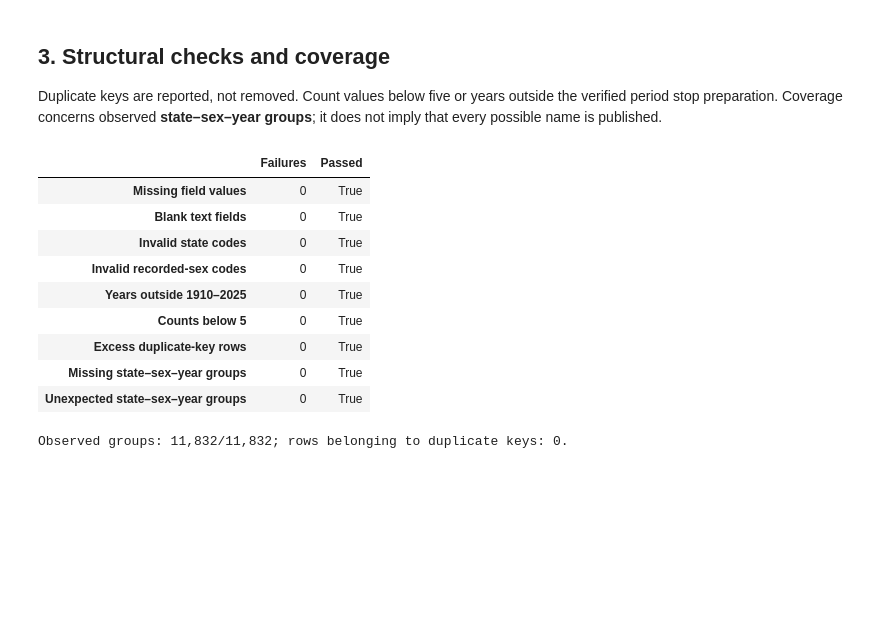
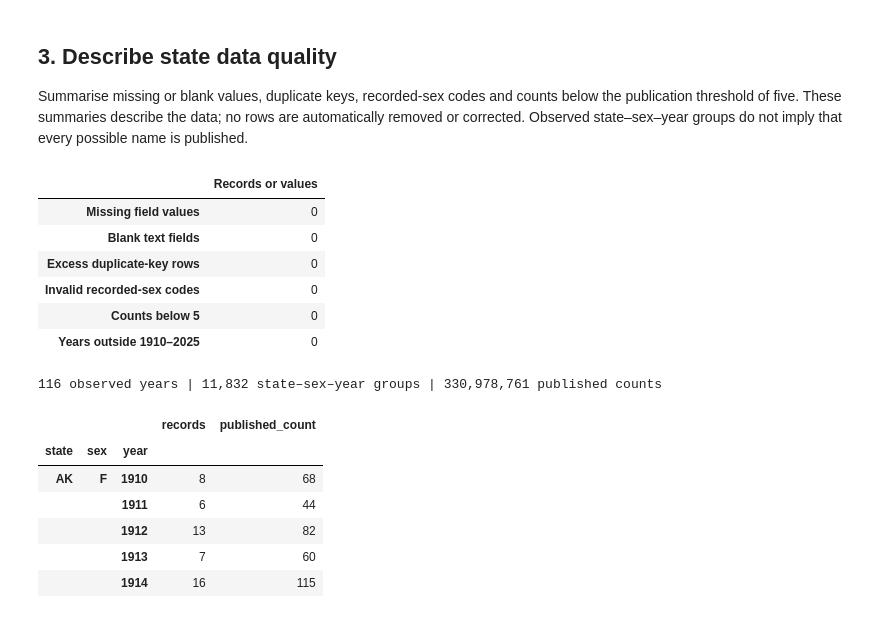
Before and after one commit to TheEternalFool/group_project_dsfm, a Jupyter notebook: notebooks/01_state_preparation.ipynb, the cells around one changed output. Cells and saved outputs as stored; diff of their text form; code cells hidden in the pictures; blank space fills up the shorter version.

```diff
--- a/notebooks/01_state_preparation.ipynb
+++ b/notebooks/01_state_preparation.ipynb
@@ -101,57 +64,42 @@ display(data.head(3))
 | 1 | AK | F | 1910 | Annie | 12 |
 | 2 | AK | F | 1910 | Anna | 10 |
 # %% [markdown]
-## 3. Structural checks and coverage
+## 3. Describe state data quality
 
-Duplicate keys are reported, not removed. Count values below five or years outside the verified period stop preparation. Coverage concerns observed **state–sex–year groups**; it does not imply that every possible name is published.
+Summarise missing or blank values, duplicate keys, recorded-sex codes and counts below the publication threshold of five. These summaries describe the data; no rows are automatically removed or corrected. Observed state–sex–year groups do not imply that every possible name is published.
 # %%
-GROUP = ['state', 'sex', 'year']
-# Empty strings are distinct from nulls because automatic NA parsing is disabled.
-blank = {
-    column: int(data[column].astype('string').str.fullmatch(r'\s*', na=False).sum())
-    for column in ['state', 'sex', 'name']
-}
-# Count surplus duplicates separately from all rows involved in duplicate keys.
-duplicate_excess = int(data.duplicated(KEY).sum())
-duplicate_rows = int(data.duplicated(KEY, keep=False).sum())
-checks = pd.Series({
-    'Missing field values': int(data.isna().sum().sum()),
-    'Blank text fields': sum(blank.values()),
-    'Invalid state codes': int((~data['state'].isin(STATES)).sum()),
-    'Invalid recorded-sex codes': int((~data['sex'].isin(['F', 'M'])).sum()),
-    'Years outside 1910–2025': int((~data['year'].between(YEAR_START, YEAR_END)).sum()),
-    'Counts below 5': int(data['count'].lt(5).sum()),
-    'Excess duplicate-key rows': duplicate_excess,
-}, name='Failures')
+state_quality = pd.Series({
+    'Missing field values': data.isna().sum().sum(),
+    'Blank text fields': sum(data[c].astype('string').str.strip().eq('').sum()
+                             for c in ['state', 'sex', 'name']),
+    'Excess duplicate-key rows': data.duplicated(KEY).sum(),
+    'Invalid recorded-sex codes': (~data['sex'].isin(['F', 'M'])).sum(),
+    'Counts below 5': data['count'].lt(5).sum(),
+    'Years outside 1910–2025': (~data['year'].between(1910, 2025)).sum(),
+}, name='Records or values')
+display(state_quality.to_frame())
 
-# Compare observed groups with the complete state–sex–year grid.
-# This does not create zero-count rows for unreported names.
-coverage = data.groupby(GROUP, observed=True, sort=True).agg(
+coverage = data.groupby(GROUP, observed=True).agg(
     records=('name', 'size'), published_count=('count', 'sum')
 )
-expected = pd.MultiIndex.from_product(
-    [sorted(STATES), ['F', 'M'], range(YEAR_START, YEAR_END + 1)], names=GROUP
-)
-missing_groups = expected.difference(coverage.index)
-unexpected_groups = coverage.index.difference(expected)
-checks.loc['Missing state–sex–year groups'] = len(missing_groups)
-checks.loc['Unexpected state–sex–year groups'] = len(unexpected_groups)
-display(checks.to_frame().assign(Passed=checks.eq(0)))
-print(f'Observed groups: {len(coverage):,}/{len(expected):,}; '
-      f'rows belonging to duplicate keys: {duplicate_rows:,}.')
-if len(missing_groups):
-    display(missing_groups.to_frame(index=False).head(10))
-assert checks.eq(0).all(), 'Resolve failed checks before preparation.'
+print(f'{data["year"].nunique()} observed years | '
+      f'{len(coverage):,} state–sex–year groups | '
+      f'{data["count"].sum():,} published counts')
+display(coverage.head())
 # %% [output]
-|  | Failures | Passed |
-| Missing field values | 0 | True |
-| Blank text fields | 0 | True |
-| Invalid state codes | 0 | True |
-| Invalid recorded-sex codes | 0 | True |
-| Years outside 1910–2025 | 0 | True |
-| Counts below 5 | 0 | True |
-| Excess duplicate-key rows | 0 | True |
-| Missing state–sex–year groups | 0 | True |
-| Unexpected state–sex–year groups | 0 | True |
+|  | Records or values |
+| Missing field values | 0 |
+| Blank text fields | 0 |
+| Excess duplicate-key rows | 0 |
+| Invalid recorded-sex codes | 0 |
+| Counts below 5 | 0 |
+| Years outside 1910–2025 | 0 |
-Observed groups: 11,832/11,832; rows belonging to duplicate keys: 0.
+116 observed years | 11,832 state–sex–year groups | 330,978,761 published counts
+|  |  |  | records | published_count |
+| state | sex | year |  |  |
+| AK | F | 1910 | 8 | 68 |
+|  |  | 1911 | 6 | 44 |
+|  |  | 1912 | 13 | 82 |
+|  |  | 1913 | 7 | 60 |
+|  |  | 1914 | 16 | 115 |
 # %% [markdown]
```
Also changed, not shown: parts of 22 cells of this notebook, 57 other files.
